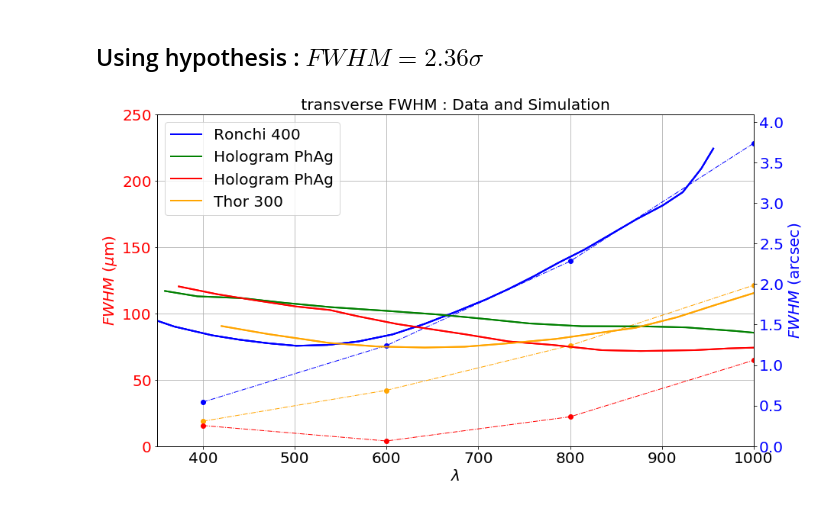
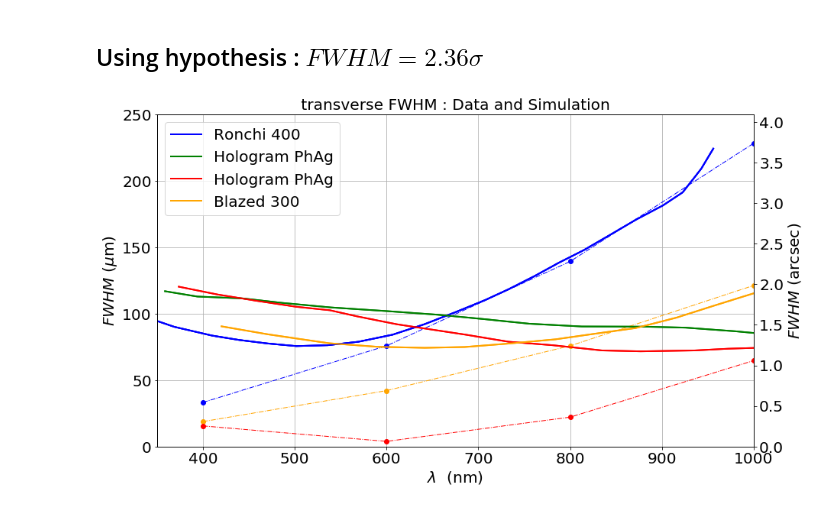
Before and after one commit to sylvielsstfr/OpticSimWthB4, a Jupyter notebook: DrawPSF/notebooks/CorrectImage.ipynb, the cells around one changed output. Cells and saved outputs as stored; diff of their text form; code cells hidden in the pictures.

```diff
--- a/DrawPSF/notebooks/CorrectImage.ipynb
+++ b/DrawPSF/notebooks/CorrectImage.ipynb
@@ -530,14 +530,14 @@ ax1.set_xlim(350,1000)
 ax1.plot(X_R400,Y_R400*mm_to_micr,color="blue",label="Ronchi 400",lw=2)
 ax1.plot(X_HoloPhAg,Y_HoloPhAg*mm_to_micr,color="green",label="Hologram PhAg",lw=2)
 ax1.plot(X_HoloAmAg,Y_HoloAmAg*mm_to_micr,color="red",label="Hologram PhAg",lw=2)
-ax1.plot(X_T300,Y_T300*mm_to_micr,color="orange",label="Thor 300",lw=2)
+ax1.plot(X_T300,Y_T300*mm_to_micr,color="orange",label="Blazed 300",lw=2)
 
 ax1.set_title(" transverse FWHM : Data and Simulation ")
-ax1.set_xlabel("$\lambda$")
-ax1.set_ylabel("$FWHM$ ($\mu$m)",color=color)
+ax1.set_xlabel("$\lambda$  (nm)")
+ax1.set_ylabel("$FWHM$ ($\mu$m)",color="k")
 ax1.grid()
 ax1.legend()
-ax1.tick_params(axis='y', labelcolor=color)
+ax1.tick_params(axis='y', labelcolor="k")
 
 ax1.plot(X_R400,Y_R400*mm_to_micr,color="blue",label="Ronchi 400",lw=2)
 
@@ -546,34 +546,34 @@ sim_R400=all_simdf[0]
 ax1.plot(WLSIM,sim_R400["ystd"].values*mm_to_micr*2.36,"o-.",color="blue",lw=1)
 #ax1.plot(WLSIM,sim_R400["RXmax"].values*mm_to_micr,"o-.",color="blue",lw=1)
 
 sim_R300=all_simdf[2]
 ax1.plot(WLSIM,sim_R300["ystd"].values*mm_to_micr*2.36,"o-.",color="orange",lw=1)
 #ax1.plot(WLSIM,sim_R300["RYmax"].values*mm_to_micr,"o-.",color="orange",lw=1)
 
 sim_HOE=all_simdf[4]
 ax1.plot(WLSIM,sim_HOE["ystd"].values*mm_to_micr*2.36,"o-.",color="red",lw=1)
 #ax1.plot(WLSIM,sim_HOE["RYmax"].values*mm_to_micr,"o-.",color="red",lw=1)
 
 # arcsec axis
 
 ax2 = ax1.twinx()  # instantiate a second axes that shares the same x-axis
 
 #color = 'tab:blue'
 color = 'blue'
 
 ax2.plot(X_R400,Y_R400*plt_scale,color="blue",lw=2)
 ax2.plot(X_HoloPhAg,Y_HoloPhAg*plt_scale,color="green",lw=2)
 ax2.plot(X_HoloAmAg,Y_HoloAmAg*plt_scale,color="red",lw=2)
 ax2.plot(X_T300,Y_T300*plt_scale,color="orange",lw=2)
-ax2.set_ylabel('$FWHM$ (arcsec)', color=color)  # we already handled the x-label with ax1
+ax2.set_ylabel('$FWHM$ (arcsec)', color="k")  # we already handled the x-label with ax1
 #ax2.plot(t, data2, color=color)
-ax2.tick_params(axis='y', labelcolor=color)
+ax2.tick_params(axis='y', labelcolor="k")
 
 ax2.set_xlim(350,1000)
 ax2.set_ylim(0,0.25*plt_scale)
 
 #fig.tight_layout()  # otherwise the right y-label is slightly clipped
-plt.savefig("PSF_FWHM_DATASIMCTIO.pdf")
+plt.savefig("PSF_FWHM_DATASIMCTIO_v2.pdf")
 plt.show()
 # %% [output]
-[figure, old version]
+[figure, new version]
```
Also changed, not shown: parts of 5 cells of this notebook, 1 other file.
